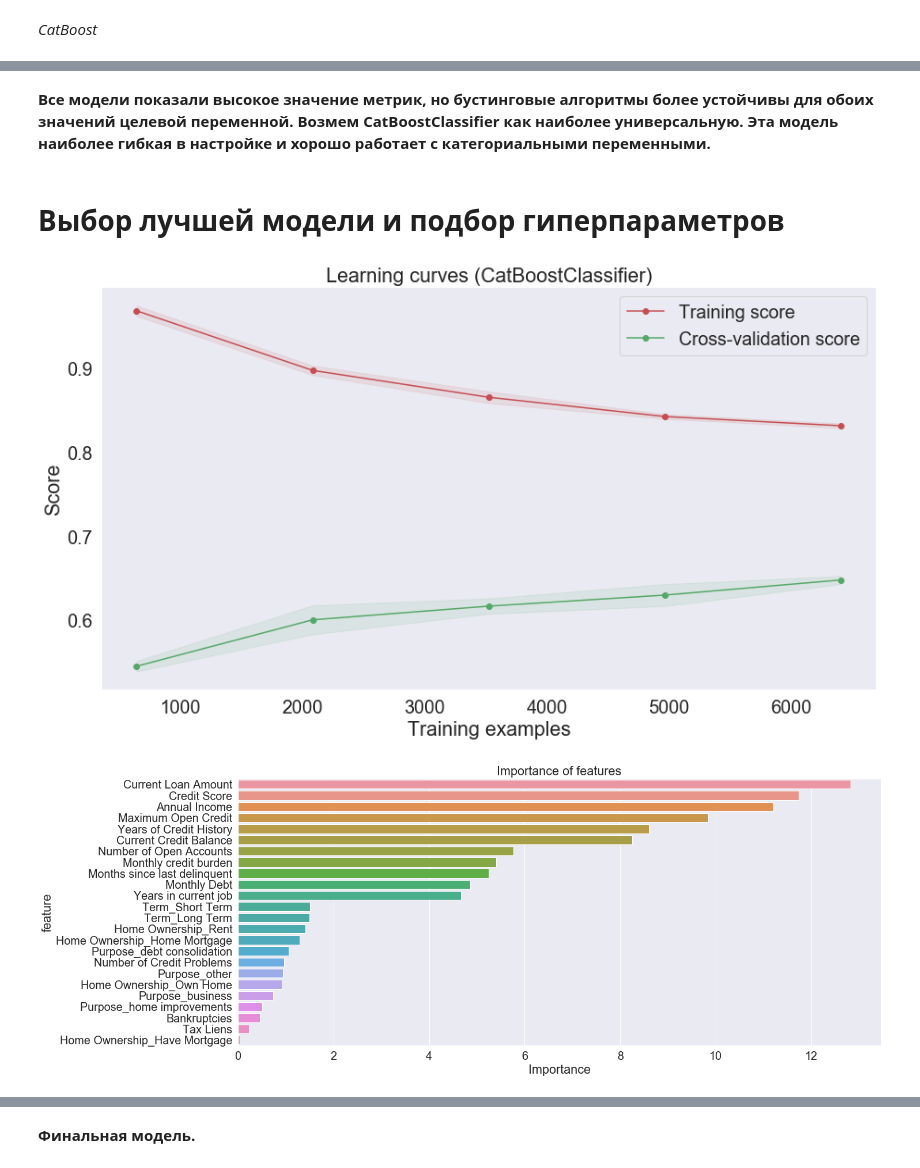
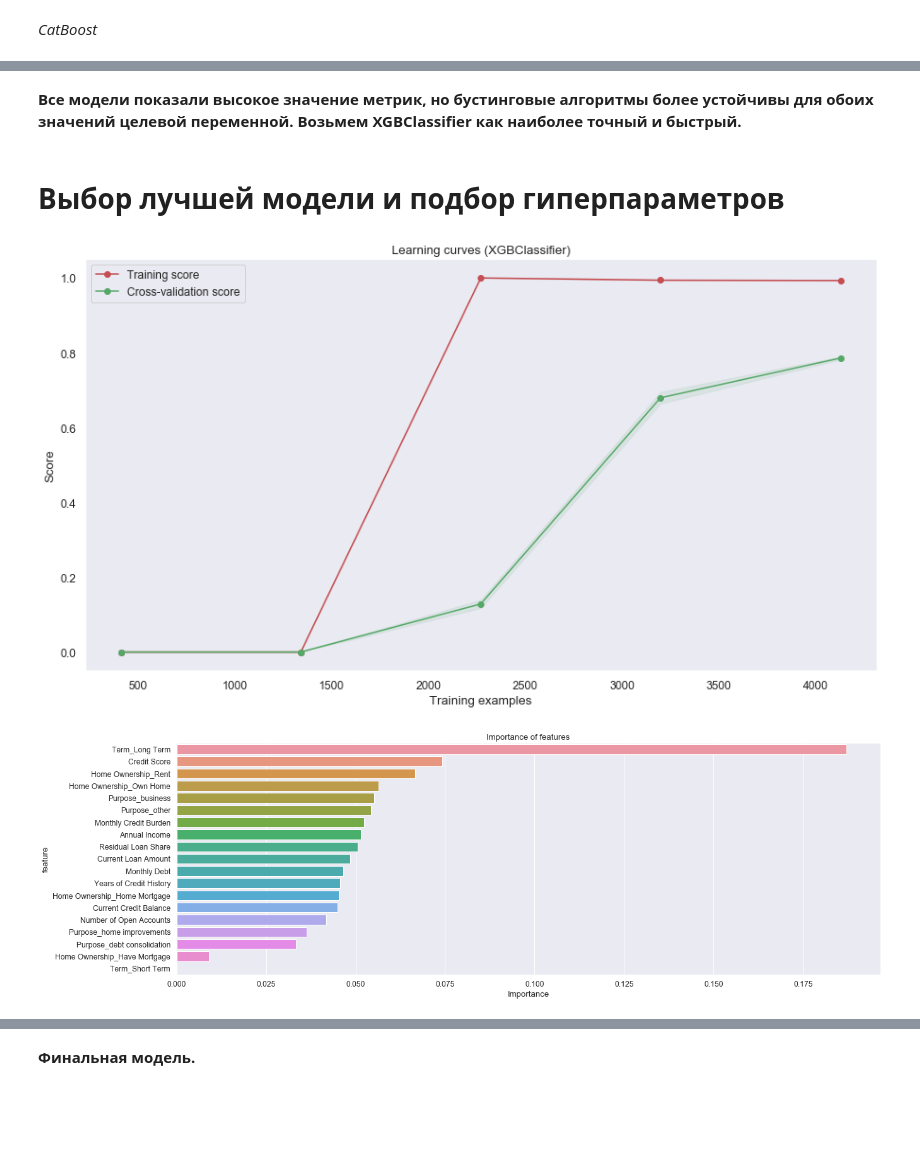
Before and after one commit to GruXsqK/Python_Libraries_for_Data_Science, a Jupyter notebook: ABelinskiy_solution.ipynb, the cells around one changed output, grey strips where cells are left out. Cells and saved outputs as stored; diff of their text form; code cells hidden in the pictures; blank space fills up the shorter version.

Commit message:
Переработаная и дополненная курсовая работа

```diff
--- a/ABelinskiy_solution.ipynb
+++ b/ABelinskiy_solution.ipynb
@@ -799,7 +769,7 @@ Credit Default
 # %% [markdown]
 *XGBoost*
 # %%
-model_xgb = xgb.XGBClassifier(random_state=21)
+model_xgb = xgb.XGBClassifier(feature_names=cat_columns, random_state=21, nthread=-1)
 model_xgb.fit(X_credit_train_scaled, Y_credit_train)
 
 Y_train_pred = model_xgb.predict(X_credit_train_scaled)
@@ -828,7 +798,7 @@ Credit Default
 *LightGBM*
 # %%
 model_lgbm = lgbm.LGBMClassifier(random_state=21)
-model_lgbm.fit(X_credit_train_scaled, Y_credit_train)
+model_lgbm.fit(X_credit_train_scaled, Y_credit_train, categorical_feature=cat_features_lst)
 
 Y_train_pred = model_lgbm.predict(X_credit_train_scaled)
 Y_test_pred = model_lgbm.predict(X_credit_test_scaled)
@@ -856,10 +826,11 @@ Credit Default
 *CatBoost*
 # %%
 model_catb = catb.CatBoostClassifier(silent=True, random_state=21)
-model_catb.fit(X_credit_train_scaled, Y_credit_train)
 
-Y_train_pred = model_catb.predict(X_credit_train_scaled)
-Y_test_pred = model_catb.predict(X_credit_test_scaled)
+model_catb.fit(catb.Pool(X_credit_train_scaled, Y_credit_train, cat_features=cat_columns))
+
+Y_train_pred = model_catb.predict(catb.Pool(X_credit_train_scaled, cat_features=cat_columns))
+Y_test_pred = model_catb.predict(catb.Pool(X_credit_test_scaled, cat_features=cat_columns))
 
 get_classification_report(Y_credit_train, Y_train_pred, Y_credit_test, Y_test_pred)
 # %% [output]
@@ -883,13 +854,13 @@ Credit Default
 # %% [markdown]
-__Все модели показали высокое значение метрик, но бустинговые алгоритмы более устойчивы для обоих значений целевой переменной. Возмем CatBoostClassifier как наиболее универсальную. Эта модель наиболее гибкая в настройке и хорошо работает с категориальными переменными.__
+__Все модели показали высокое значение метрик, но бустинговые алгоритмы более устойчивы для обоих значений целевой переменной. Возьмем XGBClassifier как наиболее точный и быстрый.__
 # %% [markdown]
 # __Выбор лучшей модели и подбор гиперпараметров__
 # %%
-show_learning_curve_plot(model_catb, X_credit, Y_credit)
+show_learning_curve_plot(model_xgb, X_credit, Y_credit)
 # %% [output]
-[figure, old version]
+[figure, new version]
 # %%
-important_features_top = show_feature_importances(X_credit_train_scaled.columns, model_catb.feature_importances_, get_top=11)
+important_features_top = show_feature_importances(X_credit_train_scaled.columns, model_xgb.feature_importances_, get_top=17)
 # %% [output]
-[figure, old version]
+[figure, new version]
 # %%
```
Also changed, not shown: parts of 100 cells of this notebook, 11 other files.
